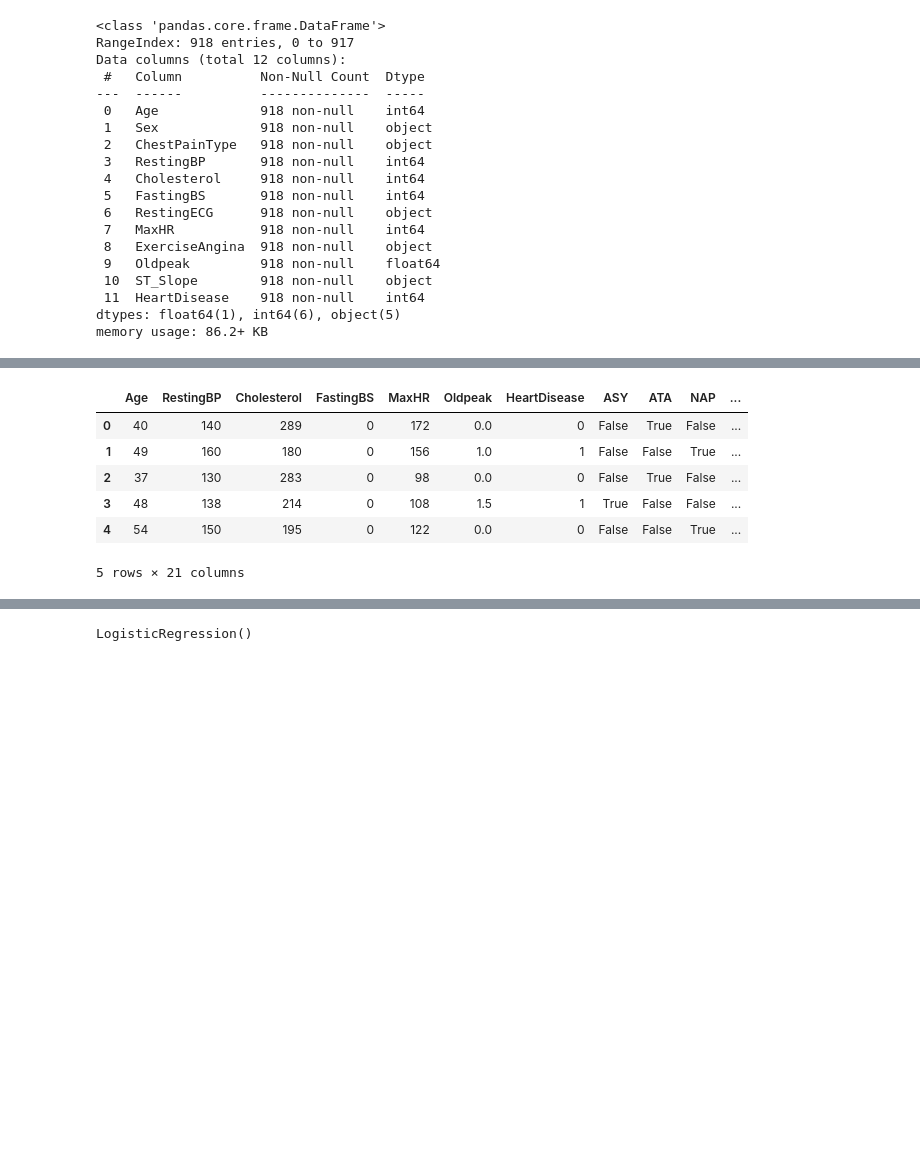
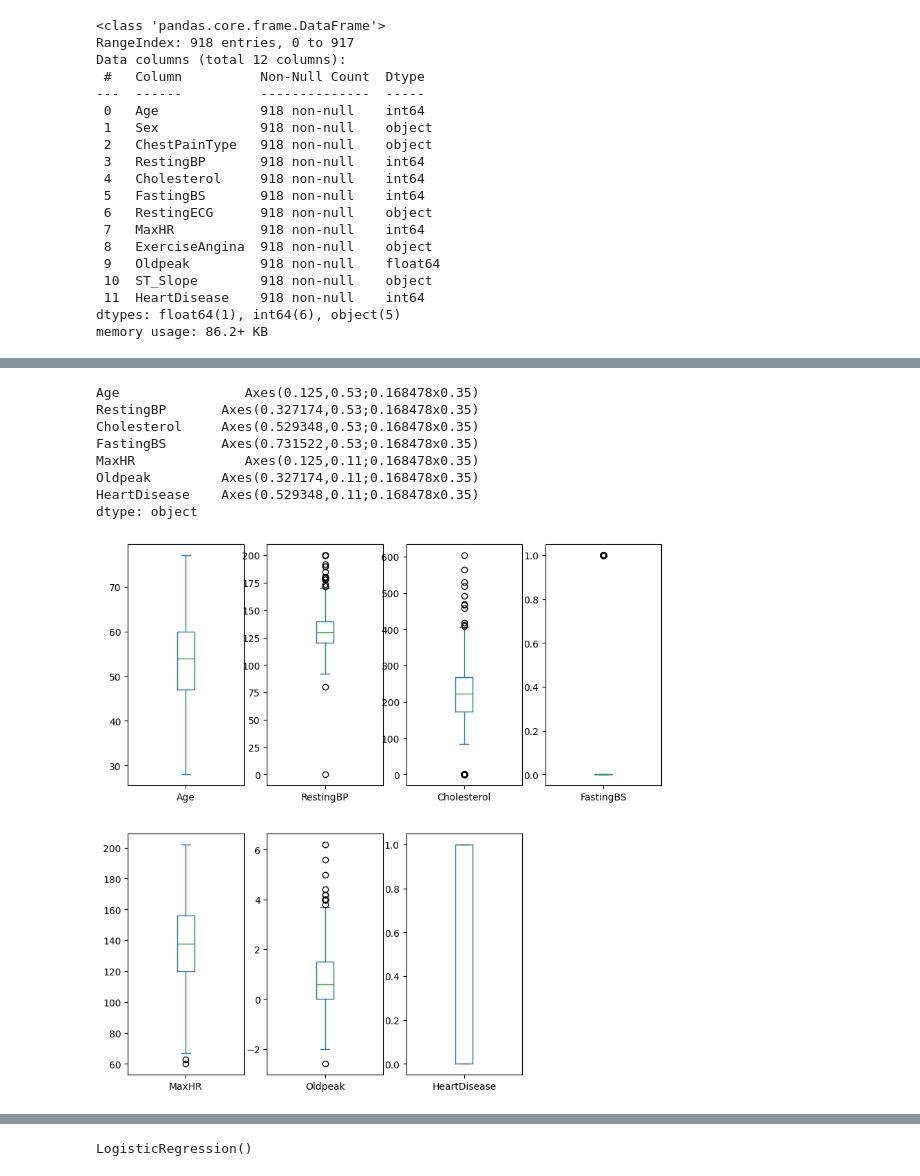
Before and after one commit to Karudhoru/Heart-Failure-Prediction-Model, a Jupyter notebook: heart_failure_prediction.ipynb, the cells around one changed output, grey strips where cells are left out. Drawn from its saved outputs; the diff is of its cells as text; code cells hidden in the pictures; blank space fills up the shorter version.

```diff
--- a/heart_failure_prediction.ipynb
+++ b/heart_failure_prediction.ipynb
@@ -78,17 +58,14 @@ rest_oh = pd.get_dummies(data["RestingECG"])
-# %%
-#dropping the non-numerical ones
-data.drop(["ChestPainType","Sex","RestingECG","ExerciseAngina","ST_Slope"],axis=1,inplace=True)
-# %%
-#concatenating the new columns into the data
-data = pd.concat([data,CPT_oh,Sex_oh,ST_oh,Ex_oh,rest_oh],axis=1)
-
-#viewing the head
-data.head()
-# %% [output]
-|  | Age | RestingBP | Cholesterol | FastingBS | MaxHR | Oldpeak | HeartDisease | ASY | ATA | NAP | ... |
-| 0 | 40 | 140 | 289 | 0 | 172 | 0.0 | 0 | False | True | False | ... |
-| 1 | 49 | 160 | 180 | 0 | 156 | 1.0 | 1 | False | False | True | ... |
-| 2 | 37 | 130 | 283 | 0 | 98 | 0.0 | 0 | False | True | False | ... |
-| 3 | 48 | 138 | 214 | 0 | 108 | 1.5 | 1 | True | False | False | ... |
-| 4 | 54 | 150 | 195 | 0 | 122 | 0.0 | 0 | False | False | True | ... |
-5 rows × 21 columns
+# %%
+#EDA
+
+data.plot(kind='box', subplots=True, layout=(2,4), sharex=False, sharey=False, figsize=(10,10))
+# %% [output]
+Age                Axes(0.125,0.53;0.168478x0.35)
+RestingBP       Axes(0.327174,0.53;0.168478x0.35)
+Cholesterol     Axes(0.529348,0.53;0.168478x0.35)
+FastingBS       Axes(0.731522,0.53;0.168478x0.35)
+MaxHR              Axes(0.125,0.11;0.168478x0.35)
+Oldpeak         Axes(0.327174,0.11;0.168478x0.35)
+HeartDisease    Axes(0.529348,0.11;0.168478x0.35)
+dtype: object
+[figure, added]
```
Also changed, not shown: parts of 16 cells of this notebook.
